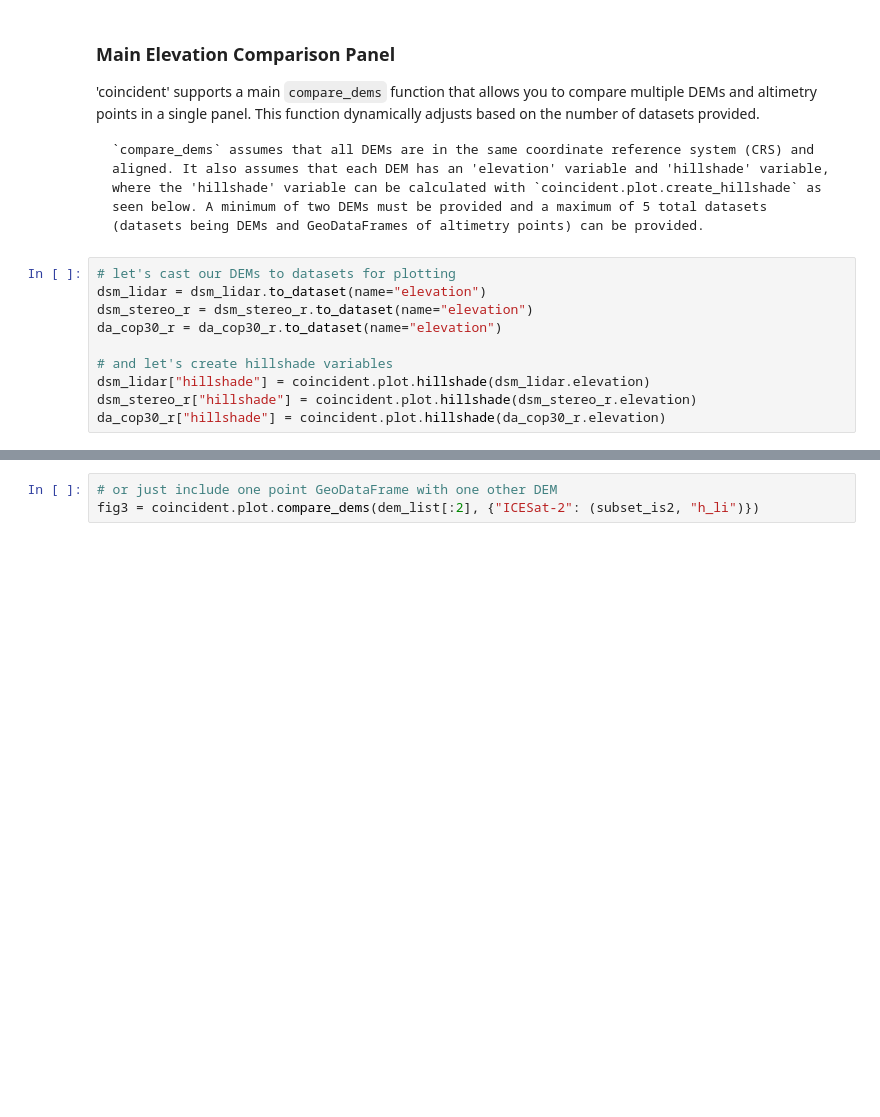
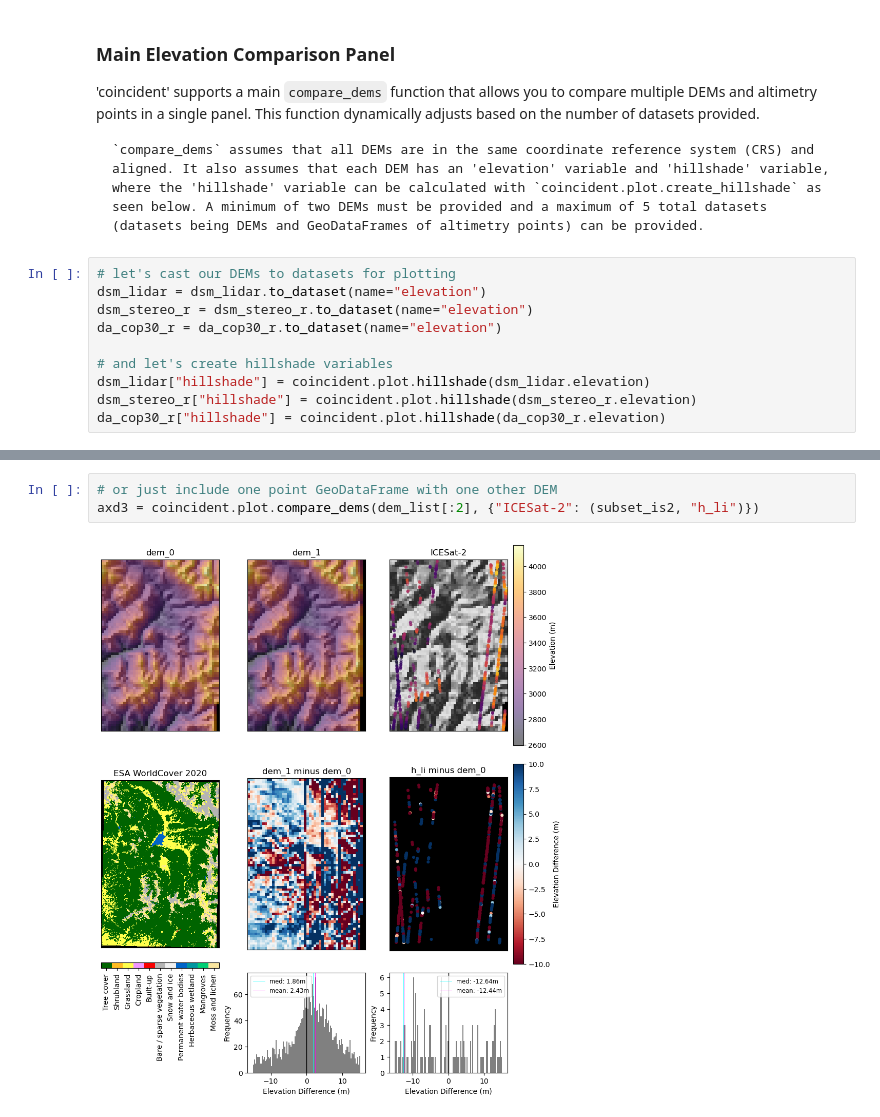
Before and after one commit to uw-cryo/coincident, a Jupyter notebook: docs/examples/elevation_plotting.ipynb, the cells around one changed output, grey strips where cells are left out. Cells and saved outputs as stored; diff of their text form; blank space fills up the shorter version.

```diff
--- a/docs/examples/elevation_plotting.ipynb
+++ b/docs/examples/elevation_plotting.ipynb
@@ -121,7 +121,9 @@ fig2 = coincident.plot.compare_dems(
 [figure]
 # %%
 # or just include one point GeoDataFrame with one other DEM
-fig3 = coincident.plot.compare_dems(dem_list[:2], {"ICESat-2": (subset_is2, "h_li")})
+axd3 = coincident.plot.compare_dems(dem_list[:2], {"ICESat-2": (subset_is2, "h_li")})
+# %% [output]
+[figure, added]
 # %%
 # @scottyhq, see all the functions below:
 [
```
Also changed, not shown: parts of 11 cells of this notebook, 3 other files.
